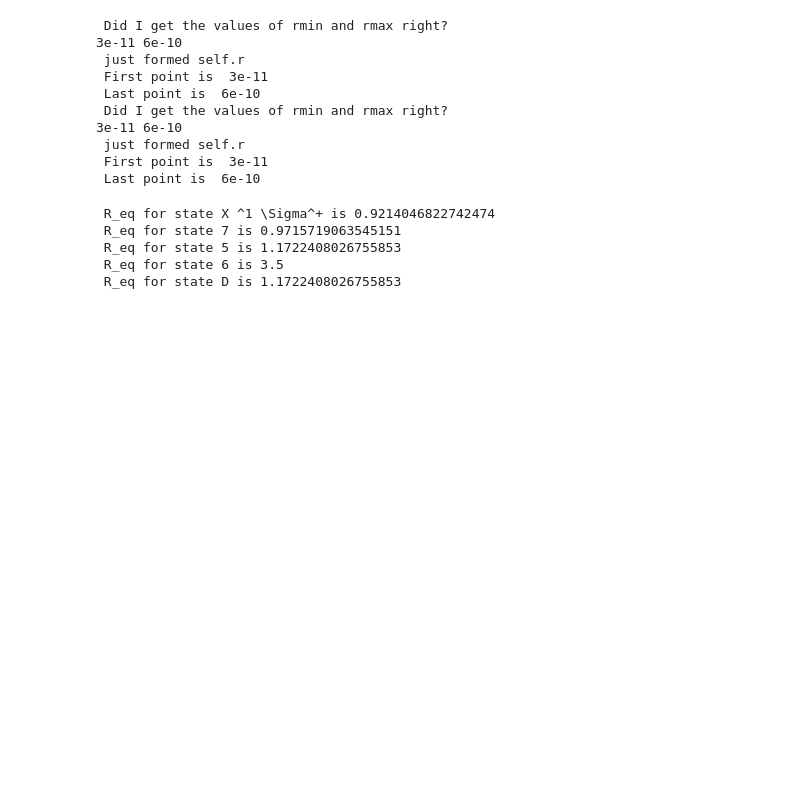
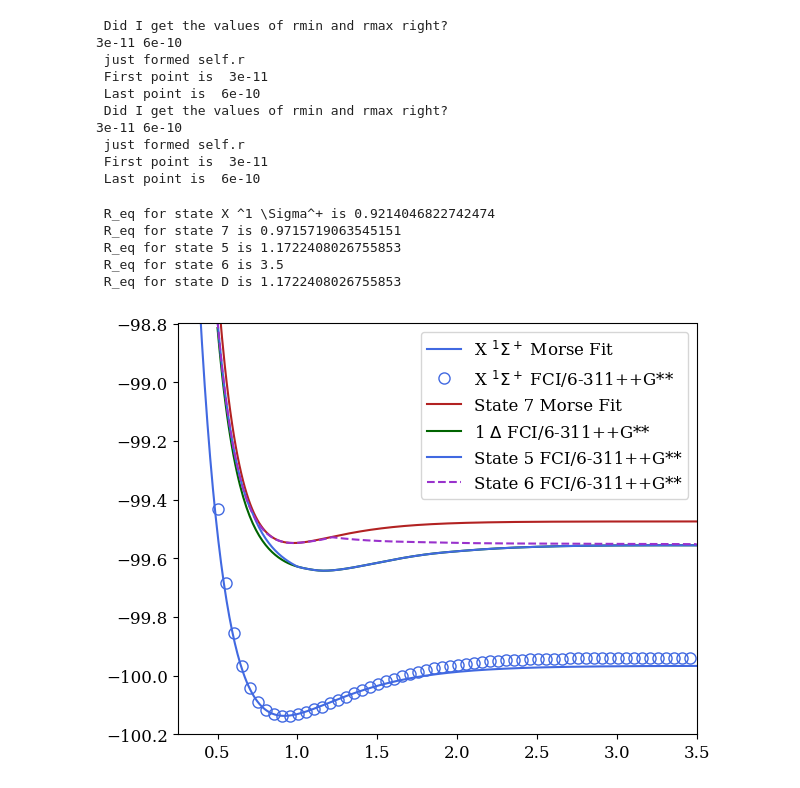
Before and after one commit to mapol-chem/qed-ci, a Jupyter notebook: src/Test_HF_FCF.ipynb, the cells around one changed output. Saved outputs shown, nothing was run; the diff lists cells and outputs as text; code cells hidden in the pictures; blank space fills up the shorter version.

```diff
--- a/src/Test_HF_FCF.ipynb
+++ b/src/Test_HF_FCF.ipynb
@@ -106,16 +106,18 @@ print(F' R_eq for state D is {r_data[D_req_idx]}')
  R_eq for state 6 is 3.5
  R_eq for state D is 1.1722408026755853
 # %%
-#plt.plot(X.r_au * b2a, X.V_au + X_min, color=COLOUR3, label="X $^1 \Sigma^+$ Morse Fit")
-#plt.plot(r_data[0:300:5], X_data[0:300:5], color=COLOUR3, linestyle="none", marker="o", ms="8", mfc="none", label="X $^1 \Sigma^+$ FCI/6-311++G**")
-#plt.plot(X.r_au * b2a, D.V_au + S7_min, color=COLOUR1, label="State 7 Morse Fit")
+plt.plot(X.r_au * b2a, X.V_au + X_min, color=COLOUR3, label="X $^1 \Sigma^+$ Morse Fit")
+plt.plot(r_data[0:300:5], X_data[0:300:5], color=COLOUR3, linestyle="none", marker="o", ms="8", mfc="none", label="X $^1 \Sigma^+$ FCI/6-311++G**")
+plt.plot(X.r_au * b2a, D.V_au + S7_min, color=COLOUR1, label="State 7 Morse Fit")
 plt.plot(r_data, D_data, color=COLOUR2,  label="1 $\Delta$ FCI/6-311++G**")
 plt.plot(r_data, S5_data, color=COLOUR3, label="State 5 FCI/6-311++G**")
-#plt.plot(r_data, S6_data, color=COLOUR5, linestyle="dashed", label="State 6 FCI/6-311++G**")
+plt.plot(r_data, S6_data, color=COLOUR5, linestyle="dashed", label="State 6 FCI/6-311++G**")
 #plt.plot(r_data[0:300:5], S7_data[0:300:5], color=COLOUR4,  linestyle="none", marker="o", ms="8", mfc="none", label="State 7 FCI/6-311++G**")
-#plt.ylim(-100.2, -98.8)
+plt.ylim(-100.2, -98.8)
 plt.xlim(0.25, 3.5)
 plt.tight_layout()
 plt.legend()
 #plt.savefig("Ground_State_cc_pVDZ.png", dpi=200)
 plt.show()
+# %% [output]
+[figure, added]
```
Also changed, not shown: 1 other file.
